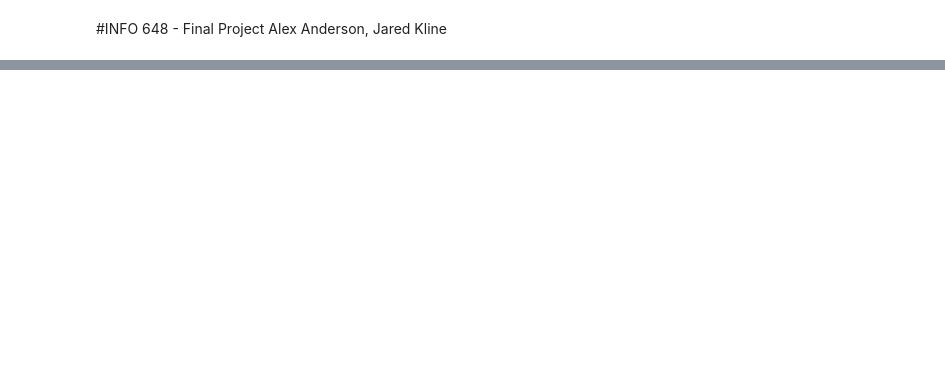
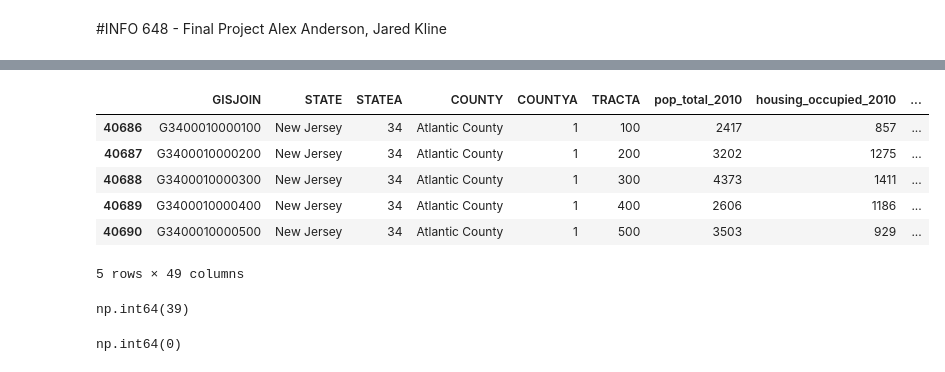
Before and after one commit to alexanderson522/INFO648, a Jupyter notebook: FinalProject/INFO648_Final_Project_AA_JK.ipynb, the cells around one changed output, grey strips where cells are left out. Saved outputs shown, nothing was run; the diff lists cells and outputs as text; code cells hidden in the pictures; blank space fills up the shorter version.

```diff
--- a/FinalProject/INFO648_Final_Project_AA_JK.ipynb
+++ b/FinalProject/INFO648_Final_Project_AA_JK.ipynb
@@ -21,0 +168,10 @@ from sklearn.cluster import KMeans
+# %%
+Mid_atl_data.head()
+# %% [output]
+|  | GISJOIN | STATE | STATEA | COUNTY | COUNTYA | TRACTA | pop_total_2010 | housing_occupied_2010 | ... |
+| 40686 | G3400010000100 | New Jersey | 34 | Atlantic County | 1 | 100 | 2417 | 857 | ... |
+| 40687 | G3400010000200 | New Jersey | 34 | Atlantic County | 1 | 200 | 3202 | 1275 | ... |
+| 40688 | G3400010000300 | New Jersey | 34 | Atlantic County | 1 | 300 | 4373 | 1411 | ... |
+| 40689 | G3400010000400 | New Jersey | 34 | Atlantic County | 1 | 400 | 2606 | 1186 | ... |
+| 40690 | G3400010000500 | New Jersey | 34 | Atlantic County | 1 | 500 | 3503 | 929 | ... |
+5 rows × 49 columns
@@ -21,0 +180,12 @@ from sklearn.cluster import KMeans
+# %%
+#check for tracts with no population
+(df["pop_total_2010"] == 0).sum()
+#39 mid atlantic tracts with no population
+# %% [output]
+np.int64(39)
+# %%
+#check for tracts with no land area
+(df["land_area_sqkm"] == 0).sum()
+#0 mid atlantic tracts with no land
+# %% [output]
+np.int64(0)
```
Also changed, not shown: parts of 18 cells of this notebook.
